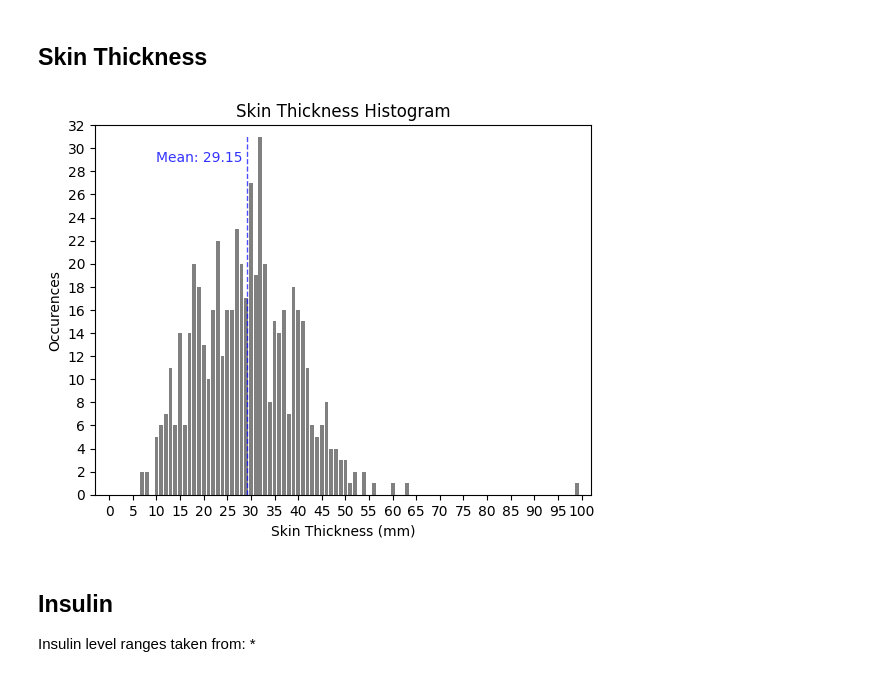
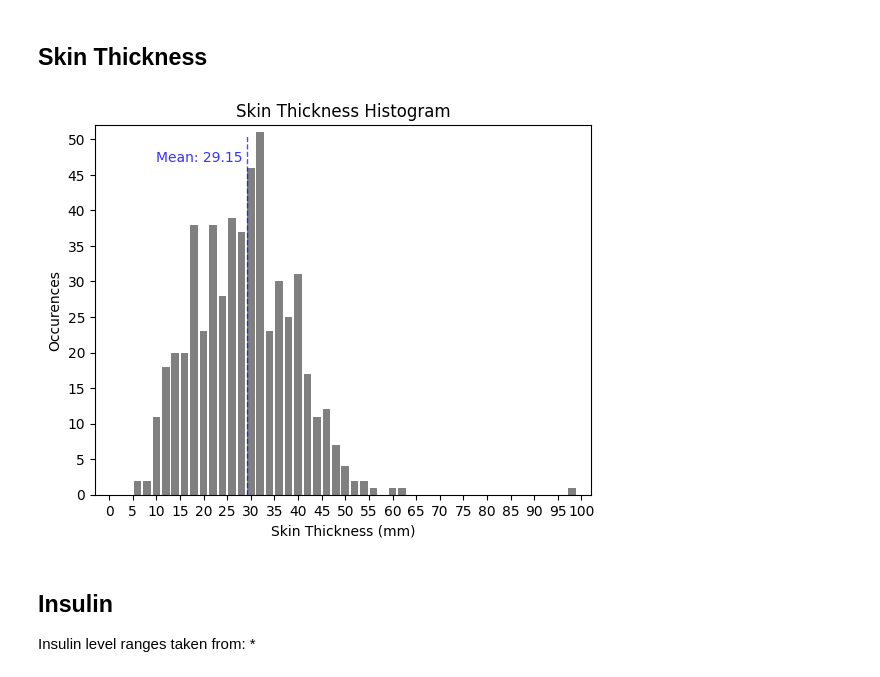
Before and after one commit to Bluxen/DA-Project1, a Jupyter notebook: 13_diabetes_prediction.ipynb, the cells around one changed output. Cells and saved outputs as stored; diff of their text form; code cells hidden in the pictures.

```diff
--- a/13_diabetes_prediction.ipynb
+++ b/13_diabetes_prediction.ipynb
@@ -205,31 +225,31 @@ plt.show()
 # %%
 # filter out rows where skin thickness is 0
 diabetes_filtered_skin_thickness = diabetes[diabetes['Skin Thickness'] != 0]
 
 # get minimum and maximum skin thickness
 min_skin_thickness = diabetes_filtered_skin_thickness['Skin Thickness'].min()
 max_skin_thickness = diabetes_filtered_skin_thickness['Skin Thickness'].max()
 
 # calculate average skin thickness
 average_skin_thickness = diabetes_filtered_skin_thickness['Skin Thickness'].mean()
 
 # show histogram of skin thickness
-counts, bins, patches = plt.hist(diabetes_filtered_skin_thickness['Skin Thickness'], bins=range(0, max_skin_thickness + 2), align='left', rwidth=0.8, color='gray')
+counts, bins, patches = plt.hist(diabetes_filtered_skin_thickness['Skin Thickness'], bins=range(0, max_skin_thickness + 2, 2), align='left', rwidth=0.8, color='gray')
 plt.xticks(range(0, max_skin_thickness + 2, 5))
 plt.xlim([0 - 3, max_skin_thickness + 3])
 plt.ylim([0, counts.max() + 1])
 plt.locator_params(axis='y', nbins=20)
 
 # show mean on histogram
 plt.vlines(average_skin_thickness, 0, plt.ylim()[1] * 0.97, colors='blue', linestyles='dashed', linewidth=1, alpha=0.7)
 plt.text(average_skin_thickness - 1, plt.ylim()[1] * 0.9, 'Mean: {:.2f}'.format(average_skin_thickness), color='blue', alpha=0.8, ha='right')
 
 plt.title('Skin Thickness Histogram')
 plt.xlabel('Skin Thickness (mm)')
 plt.ylabel('Occurences')
 plt.show()
 # %% [output]
-[figure, old version]
+[figure, new version]
 # %% [markdown]
 ## Insulin
 
```
Also changed, not shown: parts of 6 cells of this notebook.
